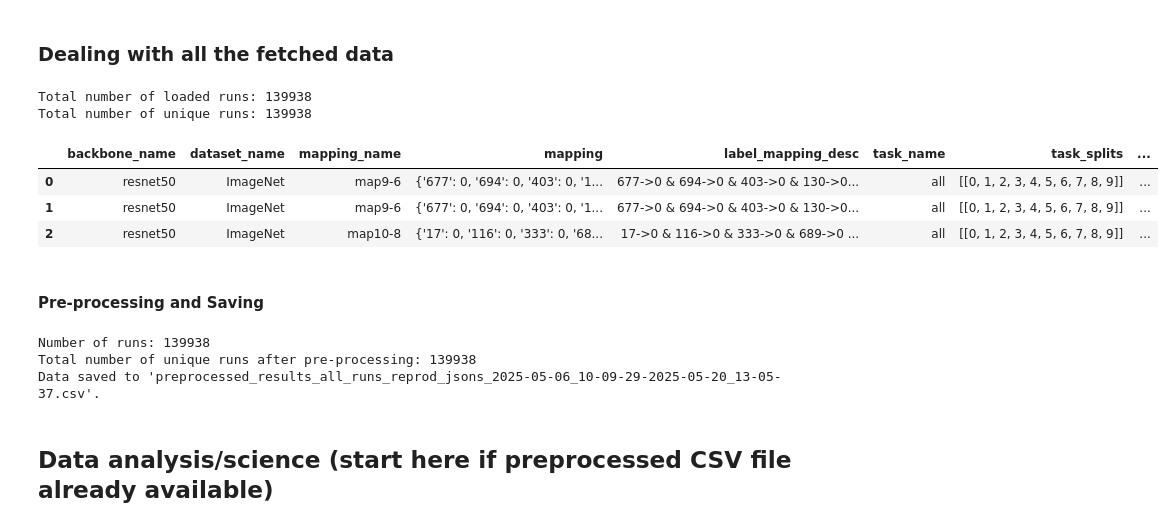
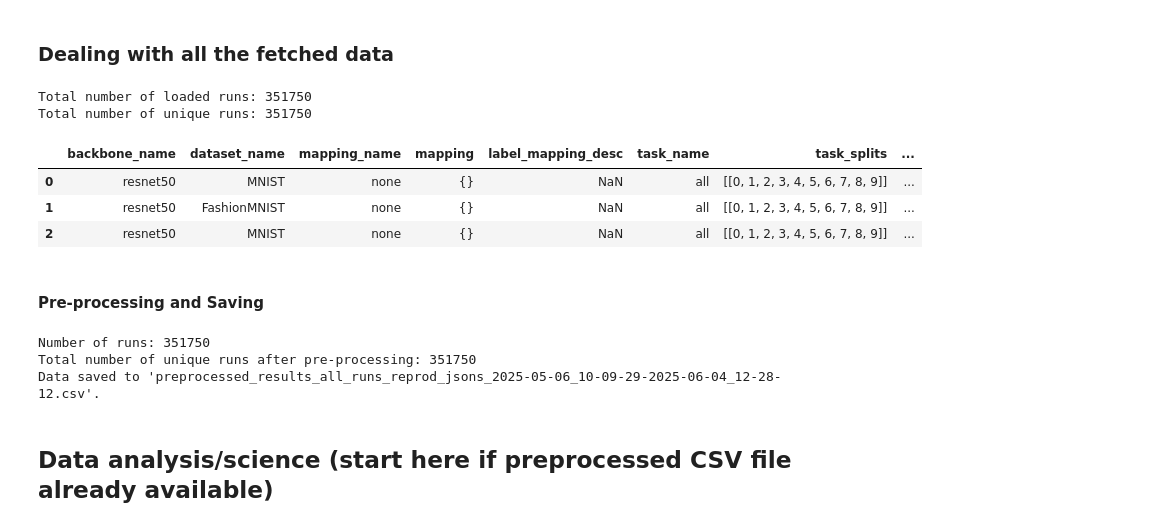
Before and after one commit to DATEXIS/IMPRINT, a Jupyter notebook: analysis/analysis.ipynb, the cells around one changed output. Drawn from its saved outputs; the diff is of its cells as text; code cells hidden in the pictures.

```diff
--- a/analysis/analysis.ipynb
+++ b/analysis/analysis.ipynb
@@ -116,13 +119,14 @@ Data saved to 139938runs_gathered_from_reprod_jsons.csv
 # wandb in raw_results/wandb_csvs
 wandb_filenames = []
 # json in raw_results/local_csvs
-json_filenames = ["139938runs_gathered_from_reprod_jsons.csv"]
+json_filenames = [
+    "139938runs_gathered_from_reprod_jsons.csv"
+]  # OLD, before adding ConvNeXt and ResNet50 and Swin-B to all runs
+json_filenames = ["351750runs_gathered_from_reprod_jsons.csv"]
 
 filepaths = [
     os.path.join("raw_results", "wandb_csvs", filename) for filename in wandb_filenames
-] + [
-    os.path.join("raw_results", "local_csvs", filename) for filename in json_filenames
-]
+] + [os.path.join("raw_results", "local_csvs", filename) for filename in json_filenames]
 
 df = pd.DataFrame()  # the final df
 for filepath in filepaths:
@@ -133,38 +137,38 @@ for filepath in filepaths:
     # Concat dfs
     df = pd.concat([df, loaded_df])
 
 df.reset_index(drop=True, inplace=True)
 print(f"Total number of loaded runs: {len(df)}")
 
 # Checked via sum(df["created_at"].isna()) == 0
 if sum(df["created_at"].isna()) != 0:
     raise ValueError(
         "Some 'created_at' values are NaN! Should be impossible, "
         "because we made sure that all the data we imported above "
         "has this datum."
     )
 
 # Remove duplicates (while ignoring 'created_at' column and keeping the first)
 # Ensure 'created_at' is a datetime object
 df["created_at"] = pd.to_datetime(df["created_at"], format="%Y-%m-%d_%H:%M:%S")
 # Sort by 'created_at' in ascending order and drop duplicates
 df = df.sort_values(by="created_at", ascending=False).drop_duplicates(
     subset=df.columns.difference(["created_at"]), ignore_index=True
 )
 # df = df.drop_duplicates(ignore_index=True)
 
 print(f"Total number of unique runs: {len(df)}")
 
 df_loaded_state = df.copy()
 
 df.head(3)
 # %% [output]
-Total number of loaded runs: 139938
-Total number of unique runs: 139938
+Total number of loaded runs: 351750
+Total number of unique runs: 351750
 |  | backbone_name | dataset_name | mapping_name | mapping | label_mapping_desc | task_name | task_splits | ... |
-| 0 | resnet50 | ImageNet | map9-6 | {'677': 0, '694': 0, '403': 0, '1... | 677->0 & 694->0 & 403->0 & 130->0... | all | [[0, 1, 2, 3, 4, 5, 6, 7, 8, 9]] | ... |
-| 1 | resnet50 | ImageNet | map9-6 | {'677': 0, '694': 0, '403': 0, '1... | 677->0 & 694->0 & 403->0 & 130->0... | all | [[0, 1, 2, 3, 4, 5, 6, 7, 8, 9]] | ... |
-| 2 | resnet50 | ImageNet | map10-8 | {'17': 0, '116': 0, '333': 0, '68... | 17->0 & 116->0 & 333->0 & 689->0 ... | all | [[0, 1, 2, 3, 4, 5, 6, 7, 8, 9]] | ... |
+| 0 | resnet50 | MNIST | none | {} | NaN | all | [[0, 1, 2, 3, 4, 5, 6, 7, 8, 9]] | ... |
+| 1 | resnet50 | FashionMNIST | none | {} | NaN | all | [[0, 1, 2, 3, 4, 5, 6, 7, 8, 9]] | ... |
+| 2 | resnet50 | MNIST | none | {} | NaN | all | [[0, 1, 2, 3, 4, 5, 6, 7, 8, 9]] | ... |
 # %% [markdown]
 #### Pre-processing and Saving
 # %%
@@ -201,8 +205,7 @@ df.drop(
 # The num_proxies value can not be greater than selected few shots (or rather,
 #  if that happened, then these runs are the same)
 df.loc[
-    (df["presampling_fewshot_value"] != -1)
-    & (df["presampling_fewshot_value"] < df["k"]),
+    (df["presampling_fewshot_value"] != -1) & (df["presampling_fewshot_value"] < df["k"]),
     "k",
 ] = df["presampling_fewshot_value"]
 
@@ -244,9 +247,9 @@ if save_data_as_csv:
 
 df_loaded = df
 # %% [output]
-Number of runs: 139938
-Total number of unique runs after pre-processing: 139938
-Data saved to 'preprocessed_results_all_runs_reprod_jsons_2025-05-06_10-09-29-2025-05-20_13-05-37.csv'.
+Number of runs: 351750
+Total number of unique runs after pre-processing: 351750
+Data saved to 'preprocessed_results_all_runs_reprod_jsons_2025-05-06_10-09-29-2025-06-04_12-28-12.csv'.
 # %% [markdown]
 ## Data analysis/science (start here if preprocessed CSV file already available)
 # %% [markdown]
```
Also changed, not shown: parts of 10 cells of this notebook, 14 other files.
